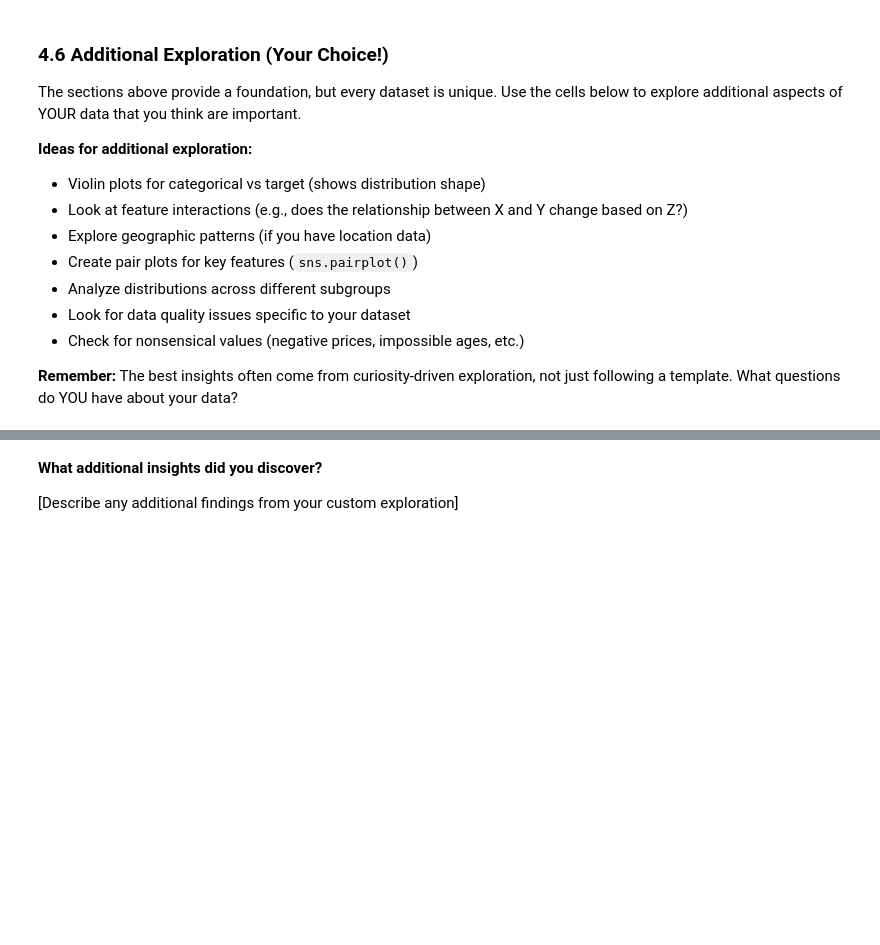
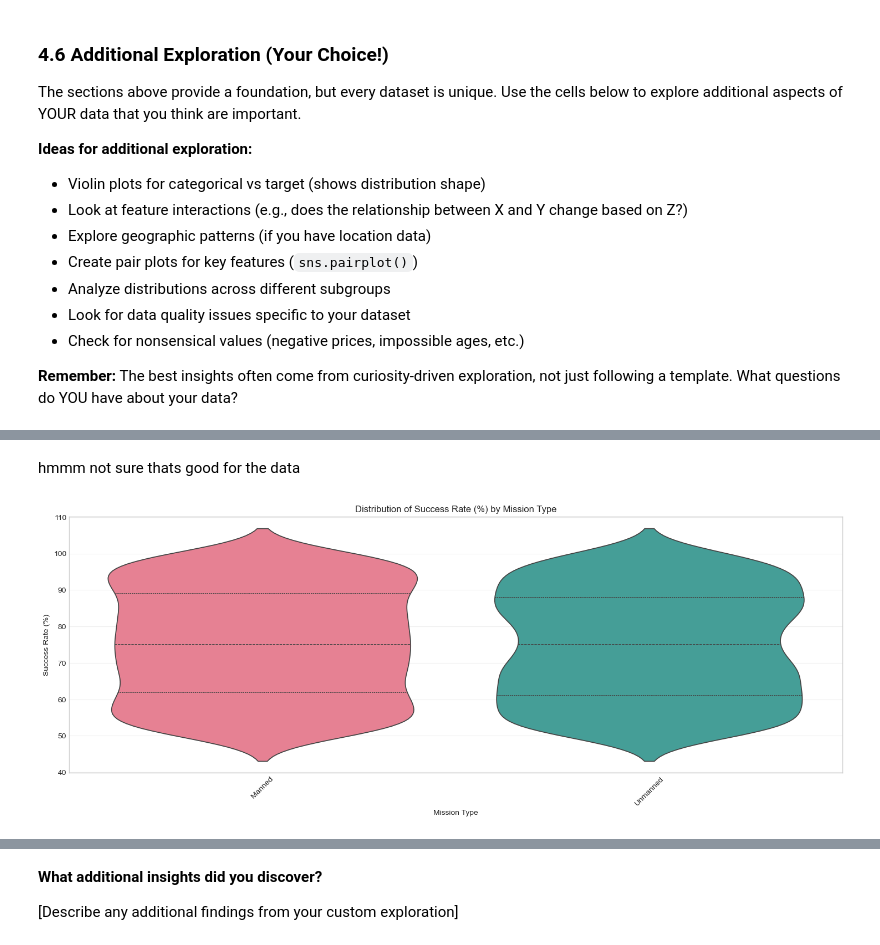
Before and after one commit to fsa-aiml-2511/individual-capstone-ssmanus94-debug, a Jupyter notebook: 01_problem_statement_and_eda_Capstone.ipynb, the cells around one changed output, grey strips where cells are left out. Saved outputs shown, nothing was run; the diff lists cells and outputs as text; code cells hidden in the pictures; blank space fills up the shorter version.

```diff
--- a/01_problem_statement_and_eda_Capstone.ipynb
+++ b/01_problem_statement_and_eda_Capstone.ipynb
@@ -741,0 +752,14 @@ The sections above provide a foundation, but every dataset is unique. Use the ce
+# %% [markdown]
+hmmm not sure thats good for the data
+# %%
+# More exploration... **HOW to use Violin plot??  "you can compare distributions of the target variable across different categories"
+plt.figure(figsize=(18, 6))
+
+sns.violinplot(data=df, x='Mission Type', y=success_rate, inner="quartile", palette="husl")
+
+plt.title(f'Distribution of {success_rate} by Mission Type')
+plt.xticks(rotation=45)
+plt.grid(axis='y', alpha=0.3)
+plt.show()
+# %% [output]
+[figure, added]
```
Also changed, not shown: parts of 13 cells of this notebook.
